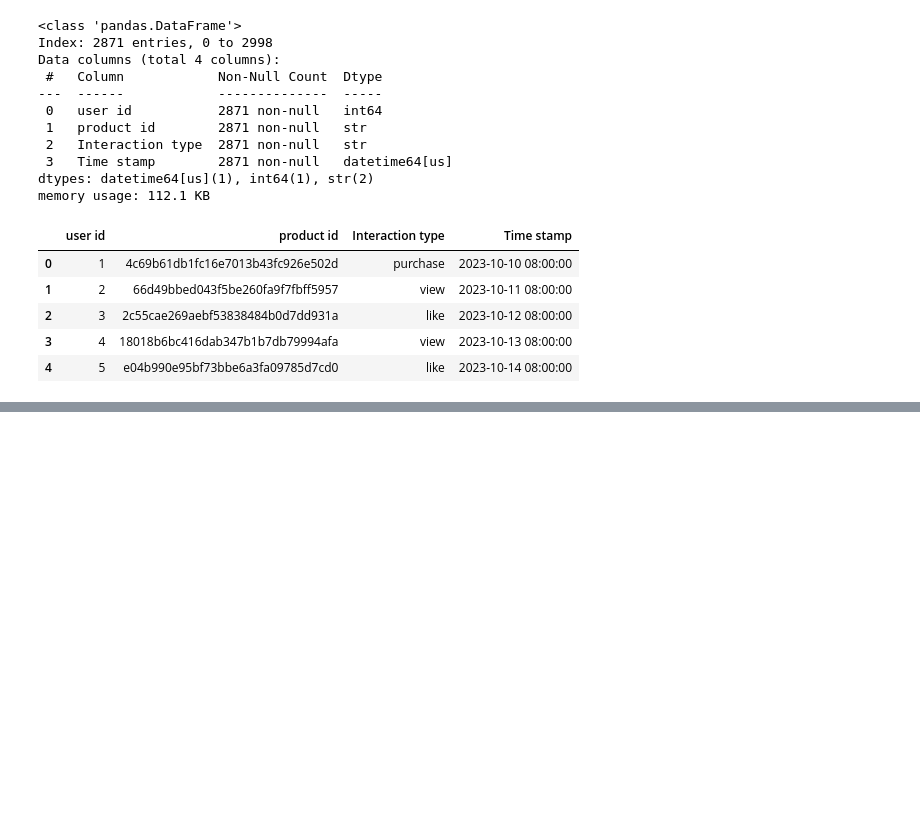
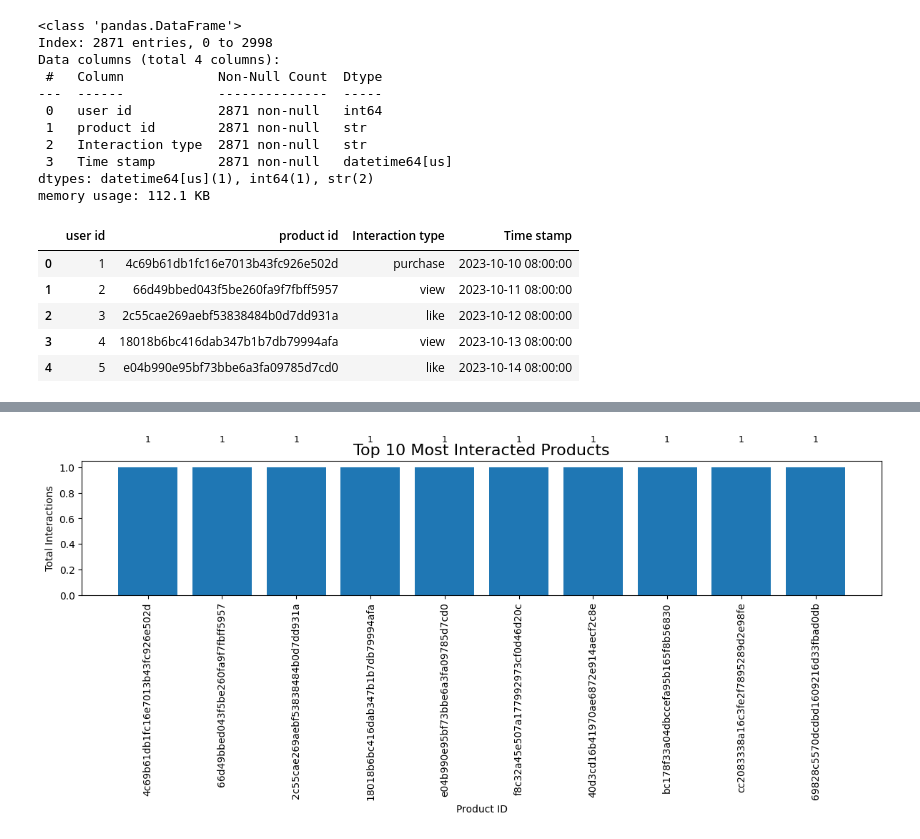
Before and after one commit to zzshukla/ecommerce-user-behavior-analysis, a Jupyter notebook: notebook/Ecommerce_User_Behavior_Analysis.ipynb, the cells around one changed output, grey strips where cells are left out. Drawn from its saved outputs; the diff is of its cells as text; code cells hidden in the pictures; blank space fills up the shorter version.

```diff
--- a/notebook/Ecommerce_User_Behavior_Analysis.ipynb
+++ b/notebook/Ecommerce_User_Behavior_Analysis.ipynb
@@ -129,0 +257,8 @@ df = pd.read_csv("../data/E-commerece sales data 2024.csv")
+# %%
+top_products = (
+    clean_df['product id']
+    .value_counts()
+    .head(10)
+)
+
+top_products
@@ -129,0 +278,28 @@ df = pd.read_csv("../data/E-commerece sales data 2024.csv")
+# %%
+plt.figure(figsize=(12,6))
+
+bars = plt.bar(top_products.index, top_products.values)
+
+plt.title("Top 10 Most Interacted Products", fontsize=16)
+
+plt.xlabel("Product ID")
+
+plt.ylabel("Total Interactions")
+
+plt.xticks(rotation=90)
+
+# Display values
+for bar in bars:
+    plt.text(
+        bar.get_x() + bar.get_width()/2,
+        bar.get_height() + 0.2,
+        int(bar.get_height()),
+        ha='center',
+        fontsize=9
+    )
+
+plt.tight_layout()
+
+plt.show()
+# %% [output]
+[figure, added]
```
Also changed, not shown: parts of 27 cells of this notebook.
